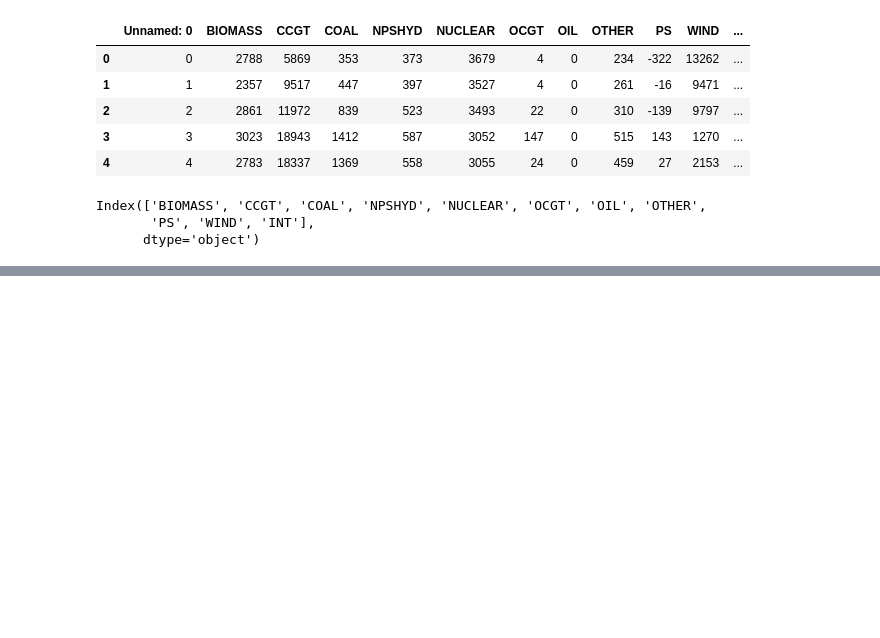
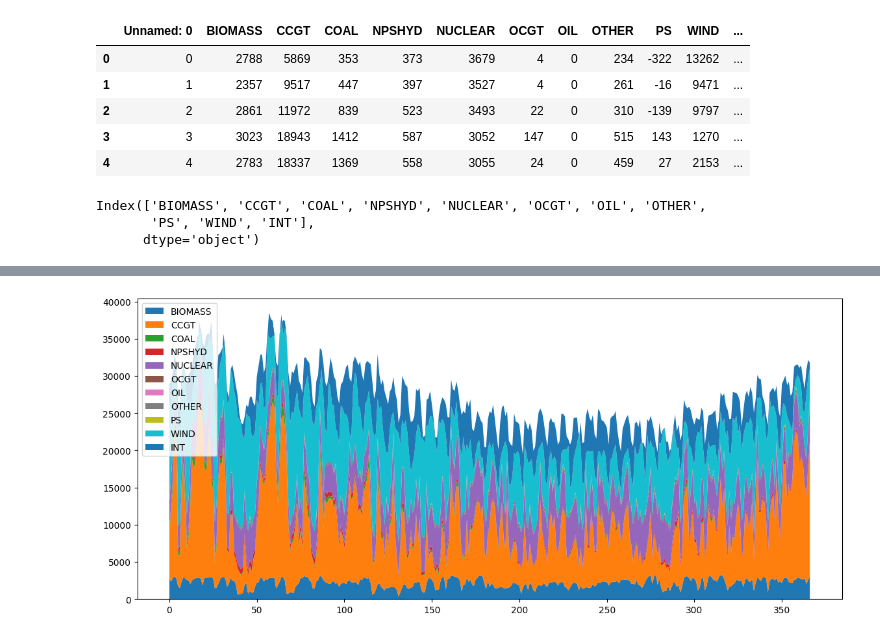
Before and after one commit to theglassofwater/Electricity, a Jupyter notebook: energy_mix/energy_mix_analysis.ipynb, the cells around one changed output, grey strips where cells are left out. Cells and saved outputs as stored; diff of their text form; code cells hidden in the pictures; blank space fills up the shorter version.

```diff
--- a/energy_mix/energy_mix_analysis.ipynb
+++ b/energy_mix/energy_mix_analysis.ipynb
@@ -53,0 +36,12 @@ gen
+# %%
+length = len(df)
+
+fig, ax = plt.subplots(figsize=(14,6))
+
+ax.stackplot(range(length), df.values.astype(float)[:length].T, labels = list(df.columns))
+ax.legend(loc='upper left')
+
+
+plt.show()
+# %% [output]
+[figure, added]
```
Also changed, not shown: parts of 4 cells of this notebook, 2 other files.
